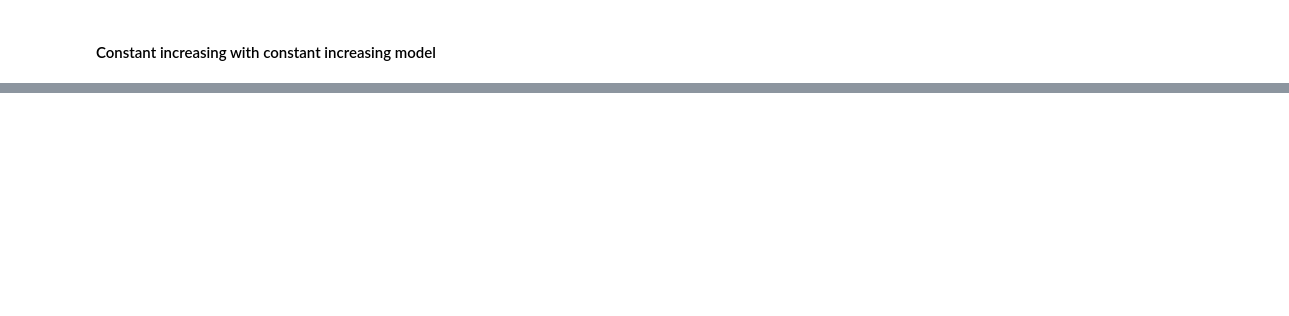
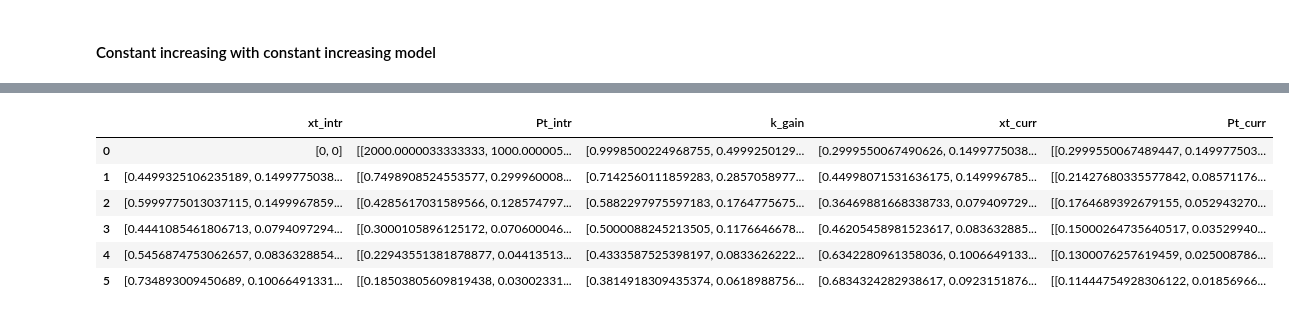
Before and after one commit to 262882/myKalmanFIlter, a Jupyter notebook: kalmanFilteringTest.ipynb, the cells around one changed output, grey strips where cells are left out. Saved outputs shown, nothing was run; the diff lists cells and outputs as text; code cells hidden in the pictures; blank space fills up the shorter version.

```diff
--- a/kalmanFilteringTest.ipynb
+++ b/kalmanFilteringTest.ipynb
@@ -188,0 +214,10 @@ P = np.array([[pl, plf],[plf,pf]])
+# %%
+df_filling
+# %% [output]
+|  | xt_intr | Pt_intr | k_gain | xt_curr | Pt_curr |
+| 0 | [0, 0] | [[2000.0000033333333, 1000.000005... | [0.9998500224968755, 0.4999250129... | [0.2999550067490626, 0.1499775038... | [[0.2999550067489447, 0.149977503... |
+| 1 | [0.4499325106235189, 0.1499775038... | [[0.7498908524553577, 0.299960008... | [0.7142560111859283, 0.2857058977... | [0.44998071531636175, 0.149996785... | [[0.21427680335577842, 0.08571176... |
+| 2 | [0.5999775013037115, 0.1499967859... | [[0.4285617031589566, 0.128574797... | [0.5882297975597183, 0.1764775675... | [0.36469881668338733, 0.079409729... | [[0.1764689392679155, 0.052943270... |
+| 3 | [0.4441085461806713, 0.0794097294... | [[0.3000105896125172, 0.070600046... | [0.5000088245213505, 0.1176646678... | [0.46205458981523617, 0.083632885... | [[0.15000264735640517, 0.03529940... |
+| 4 | [0.5456874753062657, 0.0836328854... | [[0.22943551381878877, 0.04413513... | [0.4333587525398197, 0.0833626222... | [0.6342280961358036, 0.1006649133... | [[0.1300076257619459, 0.025008786... |
+| 5 | [0.734893009450689, 0.10066491331... | [[0.18503805609819438, 0.03002331... | [0.3814918309435374, 0.0618988756... | [0.6834324282938617, 0.0923151876... | [[0.11444754928306122, 0.01856966... |
```
Also changed, not shown: parts of 13 cells of this notebook, 1 other file.
